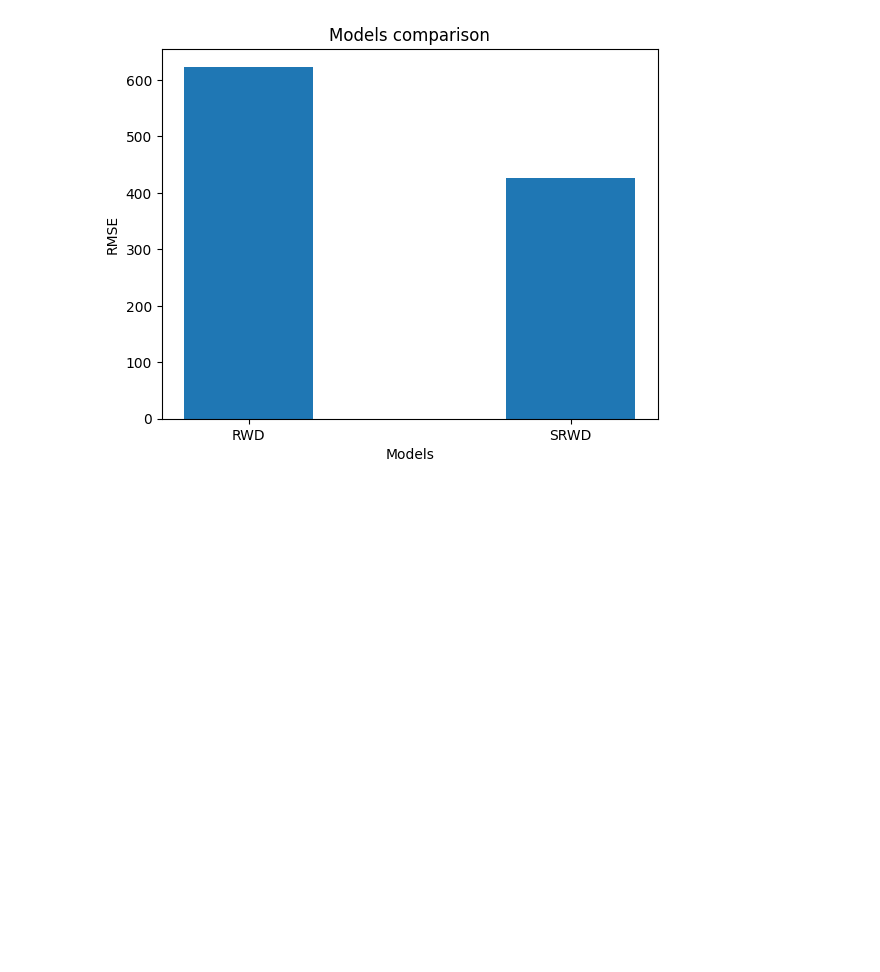
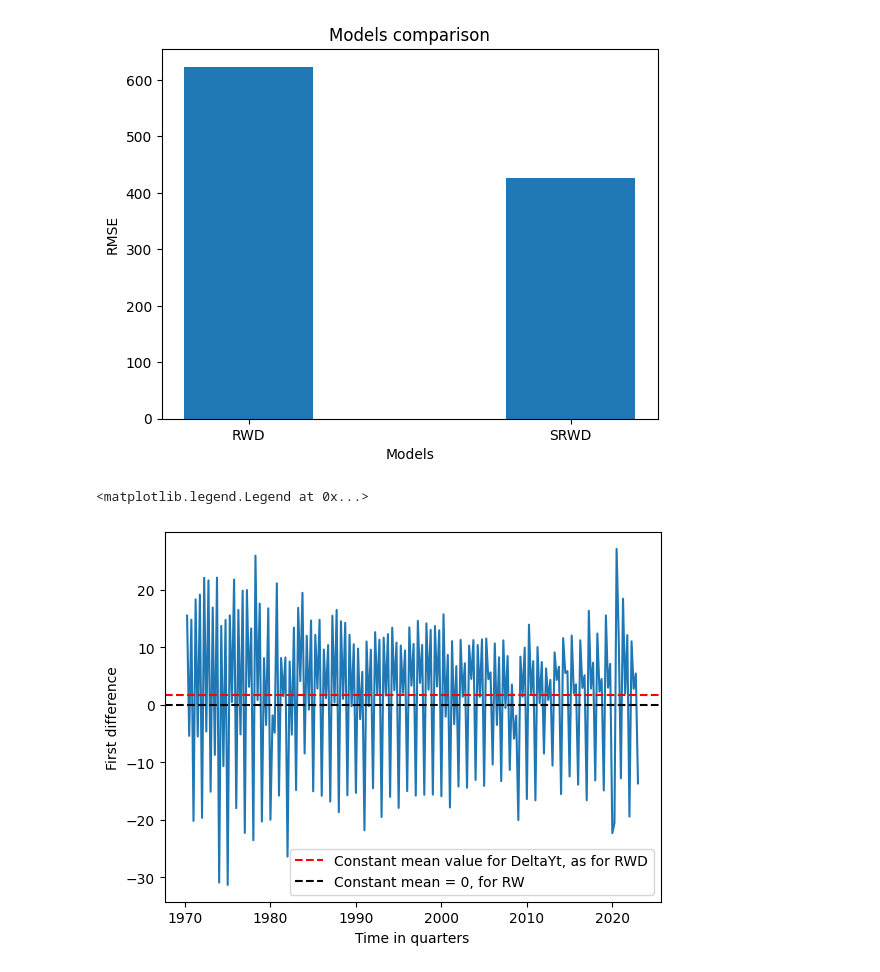
Before and after one commit to giordanovitale/Time-Series-Assignments, a Jupyter notebook: Assignment 2/Assignment2.ipynb, the cells around one changed output. Cells and saved outputs as stored; diff of their text form; code cells hidden in the pictures; blank space fills up the shorter version.

```diff
--- a/Assignment 2/Assignment2.ipynb
+++ b/Assignment 2/Assignment2.ipynb
@@ -602,3 +602,19 @@ plt.title("Models comparison")
 plt.show()
 # %% [output]
 [figure]
+# %%
+plt.plot(combined_df['Time'], combined_df['Delta'])
+plt.xlabel('Time in quarters')
+plt.ylabel('First difference')
+plt.axhline(mean_per_capita_growth,
+            color = 'red',
+            linestyle = '--',
+            label = 'Constant mean value for DeltaYt, as for RWD')
+plt.axhline(0,
+            color = 'black',
+            linestyle = '--',
+            label = 'Constant mean = 0, for RW')
+plt.legend()
+# %% [output]
+<matplotlib.legend.Legend at 0x...>
+[figure, added]
```
